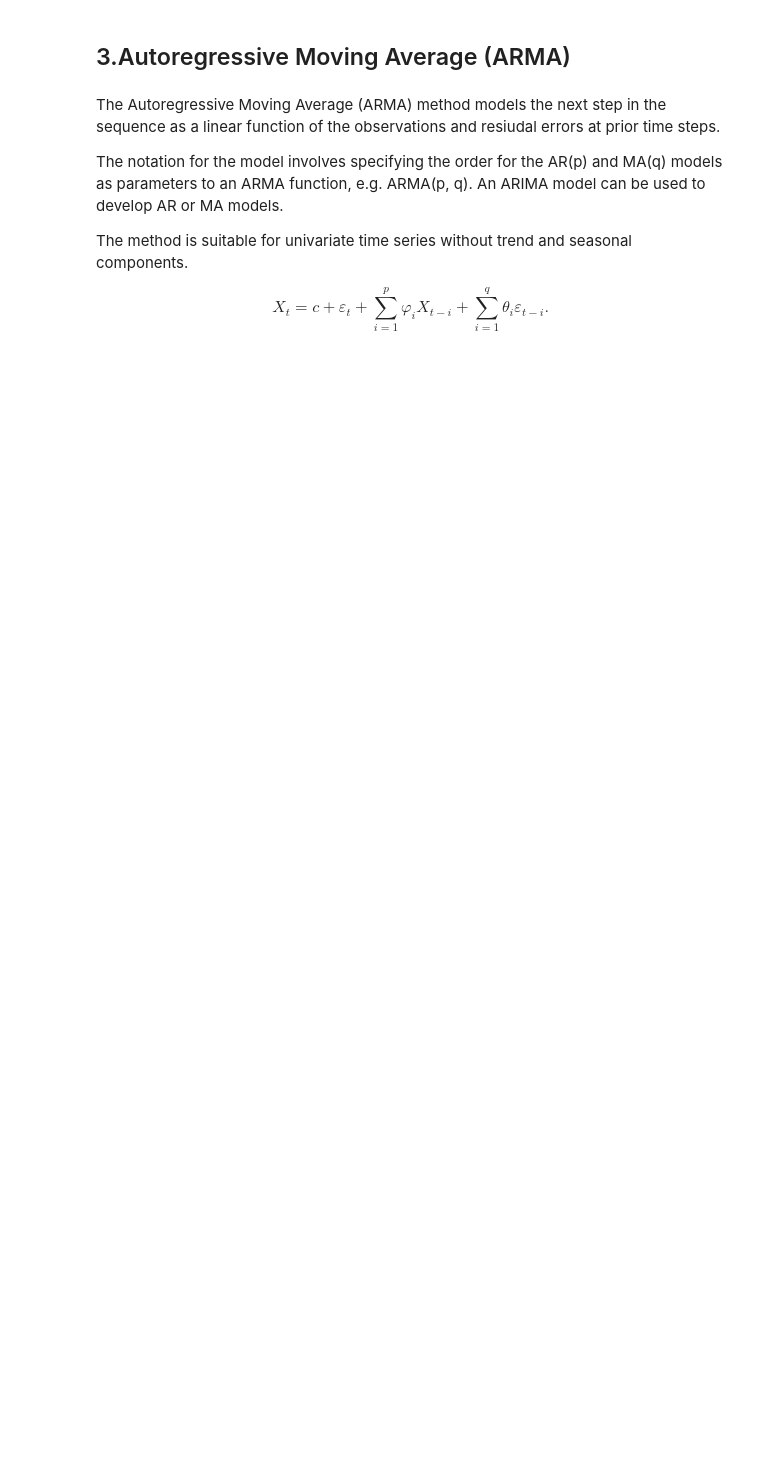
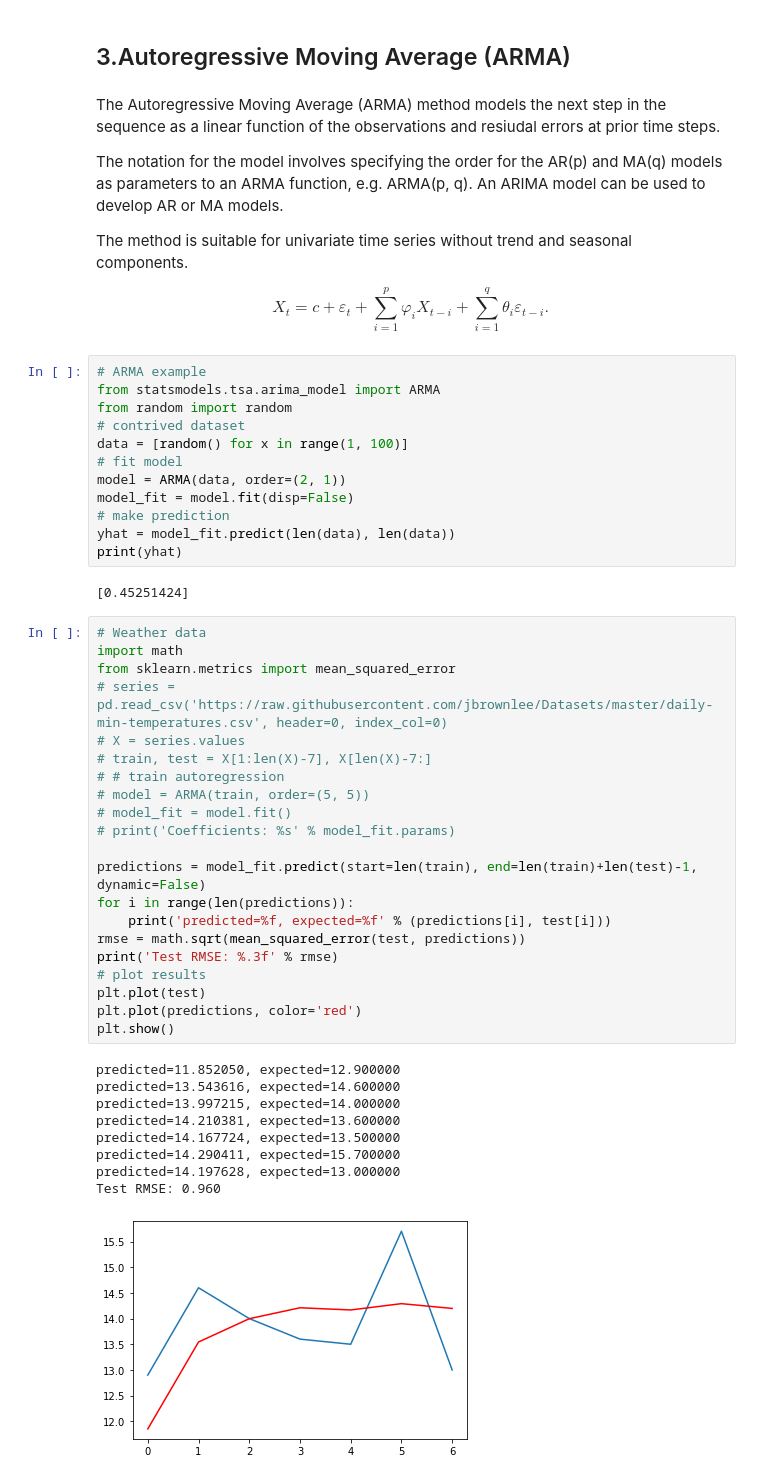
Before and after one commit to shiyuliu1/Time-Series-Models, a Jupyter notebook: TS_models.ipynb, the cells around one changed output. Cells and saved outputs as stored; diff of their text form; blank space fills up the shorter version.

```diff
--- a/TS_models.ipynb
+++ b/TS_models.ipynb
@@ -226,3 +226,48 @@ The notation for the model involves specifying the order for the AR(p) and MA(q)
 The method is suitable for univariate time series without trend and seasonal components.
 
 $$X_{t}=c+\varepsilon _{t}+\sum _{i=1}^{p}\varphi _{i}X_{t-i}+\sum _{i=1}^{q}\theta _{i}\varepsilon _{t-i}.\,$$
+# %%
+# ARMA example
+from statsmodels.tsa.arima_model import ARMA
+from random import random
+# contrived dataset
+data = [random() for x in range(1, 100)]
+# fit model
+model = ARMA(data, order=(2, 1))
+model_fit = model.fit(disp=False)
+# make prediction
+yhat = model_fit.predict(len(data), len(data))
+print(yhat)
+# %% [output]
+[0.45251424]
+# %%
+# Weather data
+import math
+from sklearn.metrics import mean_squared_error
+# series = pd.read_csv('https://raw.githubusercontent.com/jbrownlee/Datasets/master/daily-min-temperatures.csv', header=0, index_col=0)
+# X = series.values
+# train, test = X[1:len(X)-7], X[len(X)-7:]
+# # train autoregression
+# model = ARMA(train, order=(5, 5))
+# model_fit = model.fit()
+# print('Coefficients: %s' % model_fit.params)
+
+predictions = model_fit.predict(start=len(train), end=len(train)+len(test)-1, dynamic=False)
+for i in range(len(predictions)):
+    print('predicted=%f, expected=%f' % (predictions[i], test[i]))
+rmse = math.sqrt(mean_squared_error(test, predictions))
+print('Test RMSE: %.3f' % rmse)
+# plot results
+plt.plot(test)
+plt.plot(predictions, color='red')
+plt.show()
+# %% [output]
+predicted=11.852050, expected=12.900000
+predicted=13.543616, expected=14.600000
+predicted=13.997215, expected=14.000000
+predicted=14.210381, expected=13.600000
+predicted=14.167724, expected=13.500000
+predicted=14.290411, expected=15.700000
+predicted=14.197628, expected=13.000000
+Test RMSE: 0.960
+[figure, added]
```
Also changed, not shown: parts of 8 cells of this notebook.
